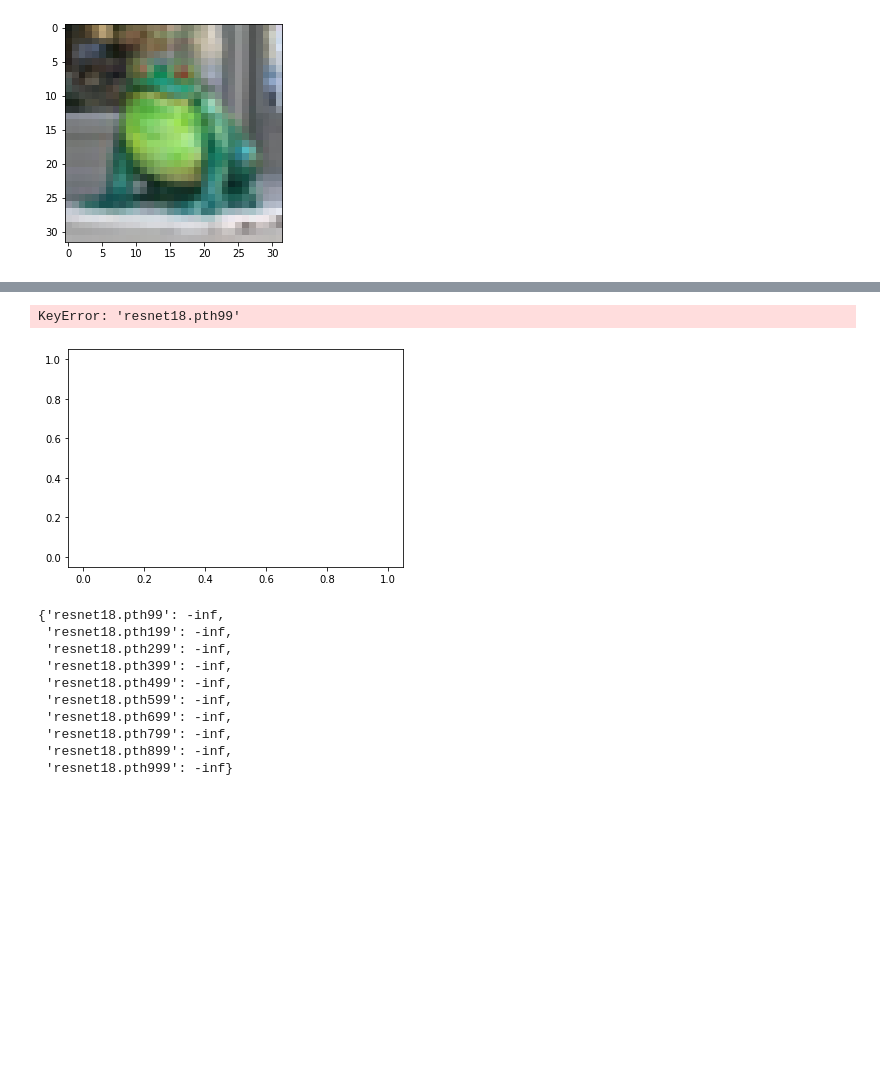
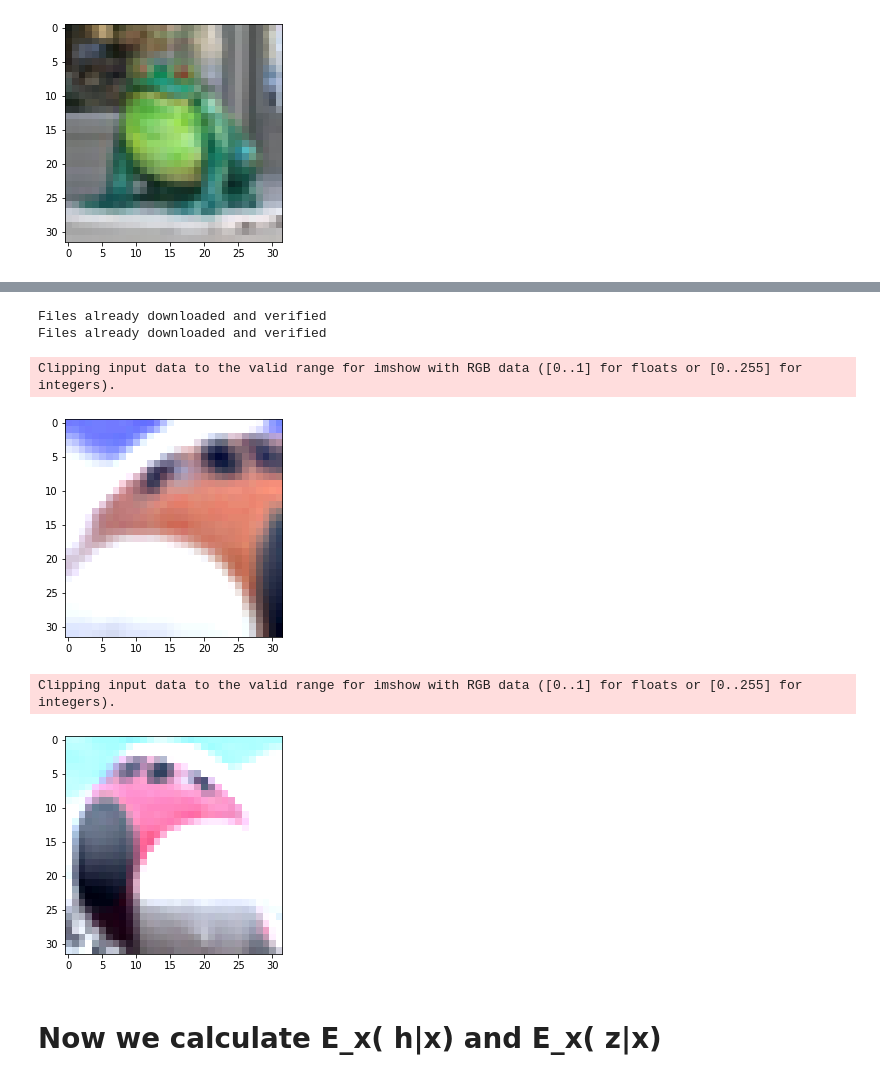
Before and after one commit to rattaoup/pytorch-simclr, a Jupyter notebook: distribution_h.ipynb, the cells around one changed output, grey strips where cells are left out. Drawn from its saved outputs; the diff is of its cells as text; code cells hidden in the pictures; blank space fills up the shorter version.

```diff
--- a/distribution_h.ipynb
+++ b/distribution_h.ipynb
@@ -85,7 +69,3 @@ Files already downloaded and verified
 Files already downloaded and verified
 <matplotlib.image.AxesImage at 0x...>
 [figure]
-# %%
-for i in range(5):
-    tf_train = transform_train(pic)
-    imshow(tf_train)
@@ -322,18 +72,49 @@ for cp in tqdm(checkpointfile):
-# %%
-my_plot(logdetcov_h_train2, logdetcov_h_test2, title = 'Expected log of det of covariance h')
-# %% [output]
-KeyError: 'resnet18.pth99'
-[figure, removed]
-# %%
-logdetcov_h_train2
-# %% [output]
-{'resnet18.pth99': -inf,
- 'resnet18.pth199': -inf,
- 'resnet18.pth299': -inf,
- 'resnet18.pth399': -inf,
- 'resnet18.pth499': -inf,
- 'resnet18.pth599': -inf,
- 'resnet18.pth699': -inf,
- 'resnet18.pth799': -inf,
- 'resnet18.pth899': -inf,
- 'resnet18.pth999': -inf}
+# %%
+##### generate data ######
+
+root = '/data/cifar10/'
+train = torchvision.datasets.CIFAR10(root = root, train=True, download=True)
+test = torchvision.datasets.CIFAR10(root = root, train = False, download = True)
+
+def get_augpic(data, sample = 100, index = 0):
+    '''
+    Input : a list of picture, index of the pic we want, number of sample generate
+
+    Output: list of pictures each have 2 random augmentations on it
+    '''
+    x = []
+    original_pic = data[index][0]
+    for i in range(sample):
+        transform_pic = transform_train(original_pic)
+        x.append(transform_pic)
+    return x
+
+def gen_data(B = 500, sample = 100):
+    '''
+    B = image batch
+    num_aug = number of augmented picture for each image
+
+    return x_train, x_test (list) [[pic1_aug1, pic1_aug2, .....], [pic2_aug1, pic2_aug2, ...], ...]
+    '''
+    idx_train = np.random.randint(low = 0, high = len(train), size = B)
+    idx__test = np.random.randint(low = 0, high = len(test), size = B)
+    #sample augmented image !
+    X_train = [get_augpic(data = train, sample = sample, index = idx_train[i]) for i in range(B)]
+    X_test = [get_augpic(data = test, sample = sample, index = idx__test[i]) for i in range(B)]
+
+    return X_train, X_test
+# %% [output]
+Files already downloaded and verified
+Files already downloaded and verified
+# %%
+randomseed = 1
+np.random.seed(randomseed) # random seed for pictures but not augmentation
+X_train, X_test = gen_data(B=10, sample = 100)
+#illustration
+for i in range(2):
+    imshow(x_train[0][i])
+# %% [output]
+Clipping input data to the valid range for imshow with RGB data ([0..1] for floats or [0..255] for integers).
+[figure, added]
+Clipping input data to the valid range for imshow with RGB data ([0..1] for floats or [0..255] for integers).
+[figure, added]
@@ -339,0 +312,2 @@ logdetcov_h_train2
+# %% [markdown]
+# Now we calculate E_x( h|x) and E_x( z|x)
```
Also changed, not shown: parts of 49 cells of this notebook.
